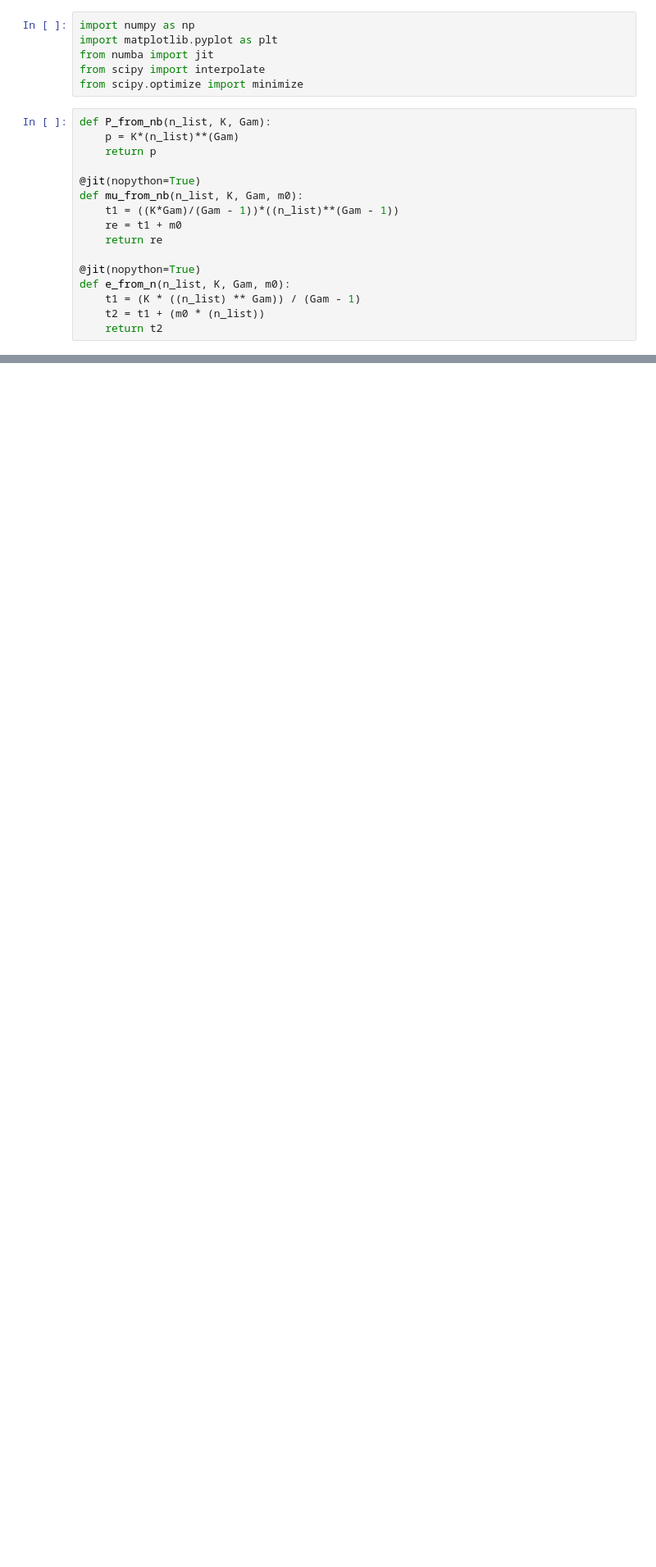
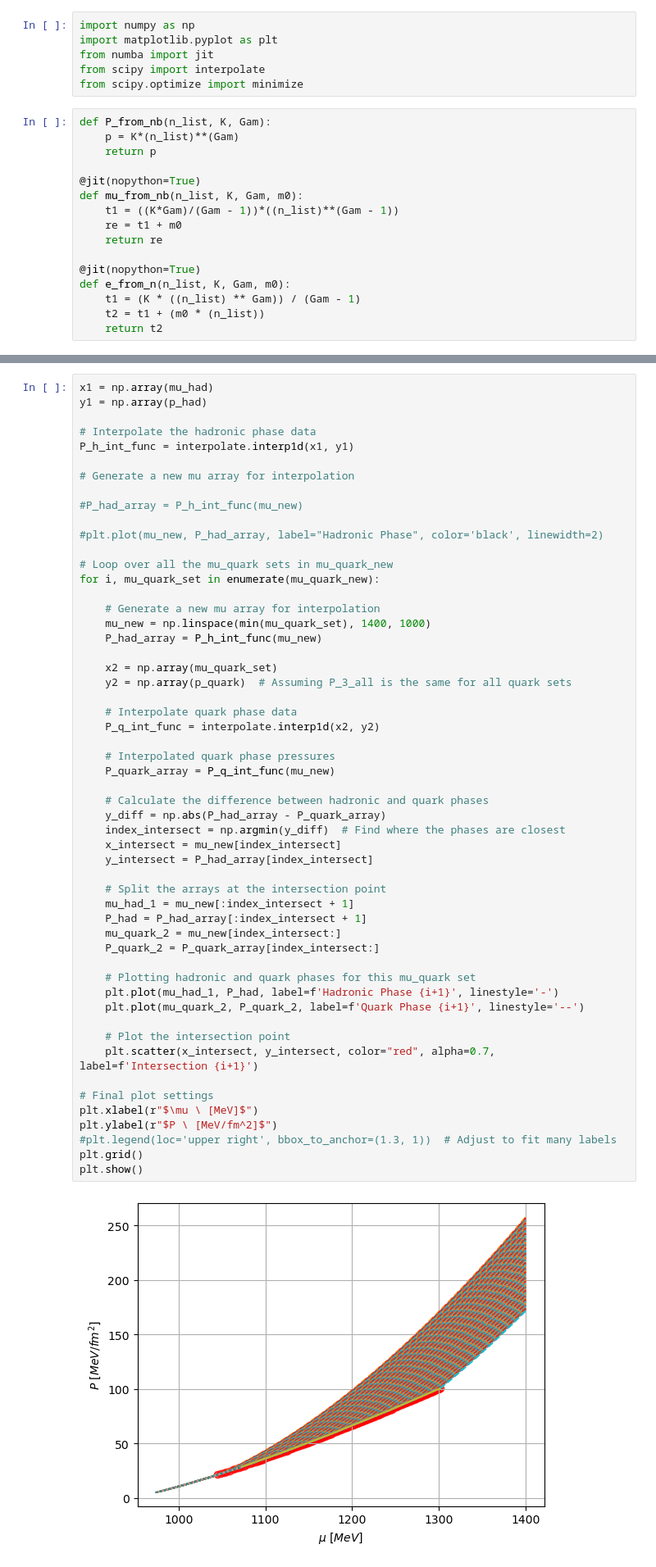
Before and after one commit to katta626/Phase_Transition, a Jupyter notebook: code/Quadraticfit/Eos_Different_mu.ipynb, the cells around one changed output, grey strips where cells are left out. Shown: that part at 82% size. Cells and saved outputs as stored; diff of their text form; blank space fills up the shorter version.

```diff
--- a/code/Quadraticfit/Eos_Different_mu.ipynb
+++ b/code/Quadraticfit/Eos_Different_mu.ipynb
@@ -55,0 +103,56 @@ plt.grid()
+# %%
+x1 = np.array(mu_had)
+y1 = np.array(p_had)
+
+# Interpolate the hadronic phase data
+P_h_int_func = interpolate.interp1d(x1, y1)
+
+# Generate a new mu array for interpolation
+
+#P_had_array = P_h_int_func(mu_new)
+
+#plt.plot(mu_new, P_had_array, label="Hadronic Phase", color='black', linewidth=2)
+
+# Loop over all the mu_quark sets in mu_quark_new
+for i, mu_quark_set in enumerate(mu_quark_new):
+
+    # Generate a new mu array for interpolation
+    mu_new = np.linspace(min(mu_quark_set), 1400, 1000)
+    P_had_array = P_h_int_func(mu_new)
+
+    x2 = np.array(mu_quark_set)
+    y2 = np.array(p_quark)  # Assuming P_3_all is the same for all quark sets
+
+    # Interpolate quark phase data
+    P_q_int_func = interpolate.interp1d(x2, y2)
+
+    # Interpolated quark phase pressures
+    P_quark_array = P_q_int_func(mu_new)
+
+    # Calculate the difference between hadronic and quark phases
+    y_diff = np.abs(P_had_array - P_quark_array)
+    index_intersect = np.argmin(y_diff)  # Find where the phases are closest
+    x_intersect = mu_new[index_intersect]
+    y_intersect = P_had_array[index_intersect]
+
+    # Split the arrays at the intersection point
+    mu_had_1 = mu_new[:index_intersect + 1]
+    P_had = P_had_array[:index_intersect + 1]
+    mu_quark_2 = mu_new[index_intersect:]
+    P_quark_2 = P_quark_array[index_intersect:]
+
+    # Plotting hadronic and quark phases for this mu_quark set
+    plt.plot(mu_had_1, P_had, label=f'Hadronic Phase {i+1}', linestyle='-')
+    plt.plot(mu_quark_2, P_quark_2, label=f'Quark Phase {i+1}', linestyle='--')
+
+    # Plot the intersection point
+    plt.scatter(x_intersect, y_intersect, color="red", alpha=0.7, label=f'Intersection {i+1}')
+
+# Final plot settings
+plt.xlabel(r"$\mu \ [MeV]$")
+plt.ylabel(r"$P \ [MeV/fm^2]$")
+#plt.legend(loc='upper right', bbox_to_anchor=(1.3, 1))  # Adjust to fit many labels
+plt.grid()
+plt.show()
+# %% [output]
+[figure, added]
```
Also changed, not shown: parts of 15 cells of this notebook.
